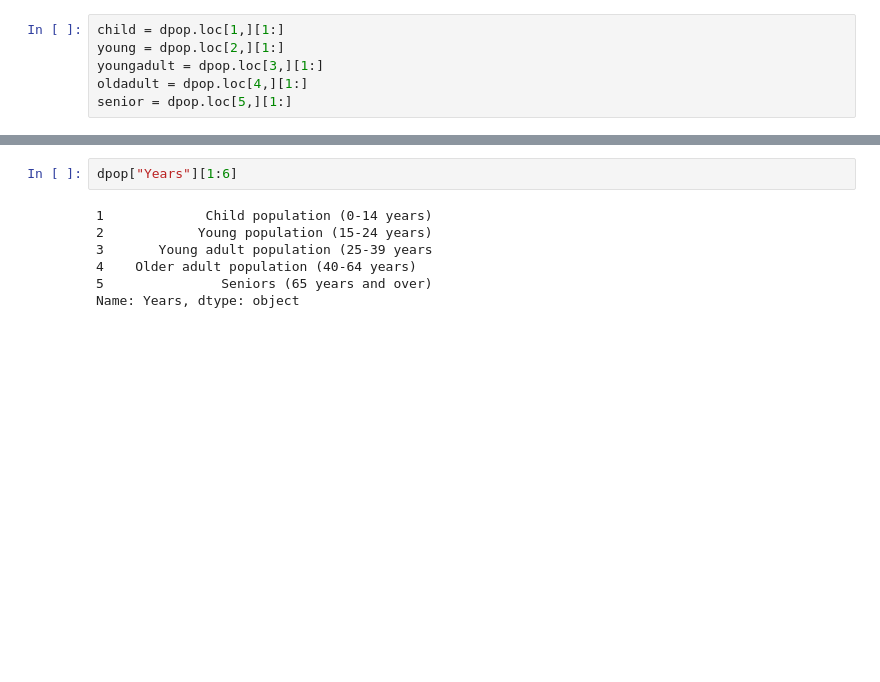
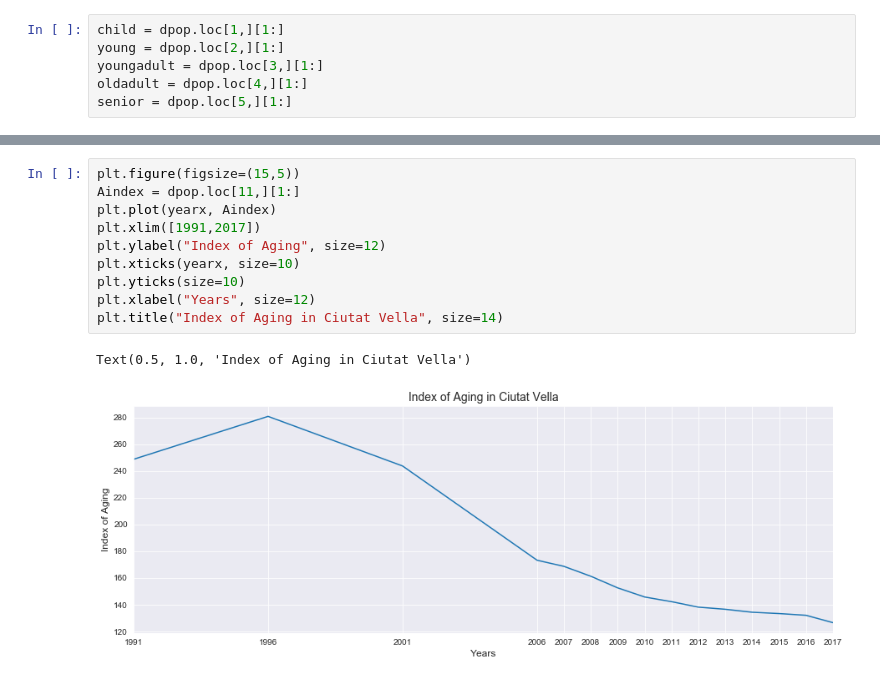
Before and after one commit to BerkayDemirel/Citython2018, a Jupyter notebook: Citython.ipynb, the cells around one changed output, grey strips where cells are left out. Saved outputs shown, nothing was run; the diff lists cells and outputs as text; blank space fills up the shorter version.

```diff
--- a/Citython.ipynb
+++ b/Citython.ipynb
@@ -100,9 +84,13 @@ dpop
-# %%
-dpop["Years"][1:6]
-# %% [output]
-1             Child population (0-14 years)
-2            Young population (15-24 years)
-3       Young adult population (25-39 years
-4    Older adult population (40-64 years)
-5               Seniors (65 years and over)
-Name: Years, dtype: object
+# %%
+plt.figure(figsize=(15,5))
+Aindex = dpop.loc[11,][1:]
+plt.plot(yearx, Aindex)
+plt.xlim([1991,2017])
+plt.ylabel("Index of Aging", size=12)
+plt.xticks(yearx, size=10)
+plt.yticks(size=10)
+plt.xlabel("Years", size=12)
+plt.title("Index of Aging in Ciutat Vella", size=14)
+# %% [output]
+Text(0.5, 1.0, 'Index of Aging in Ciutat Vella')
+[figure, added]
```
Also changed, not shown: parts of 3 cells of this notebook.
